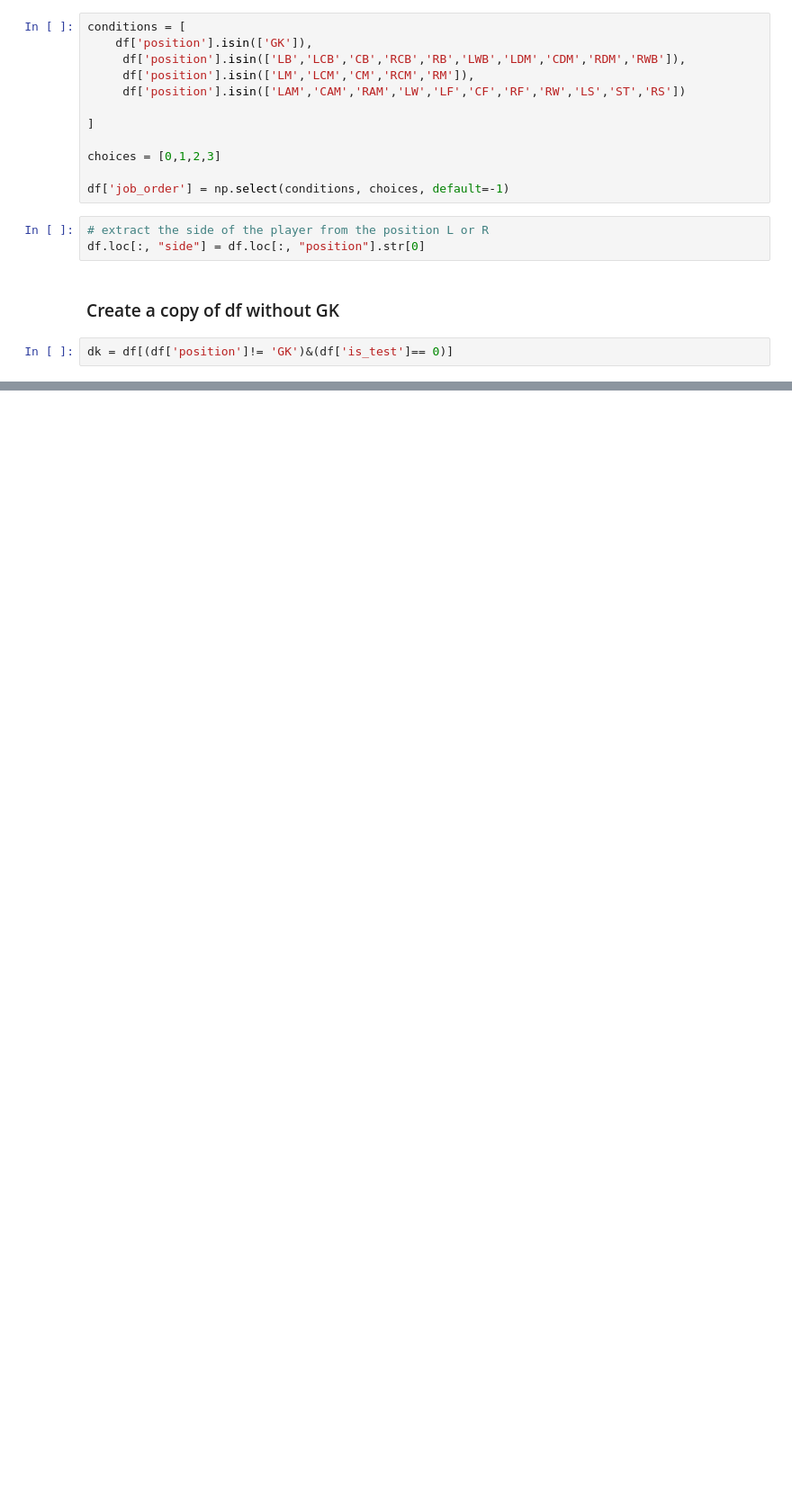
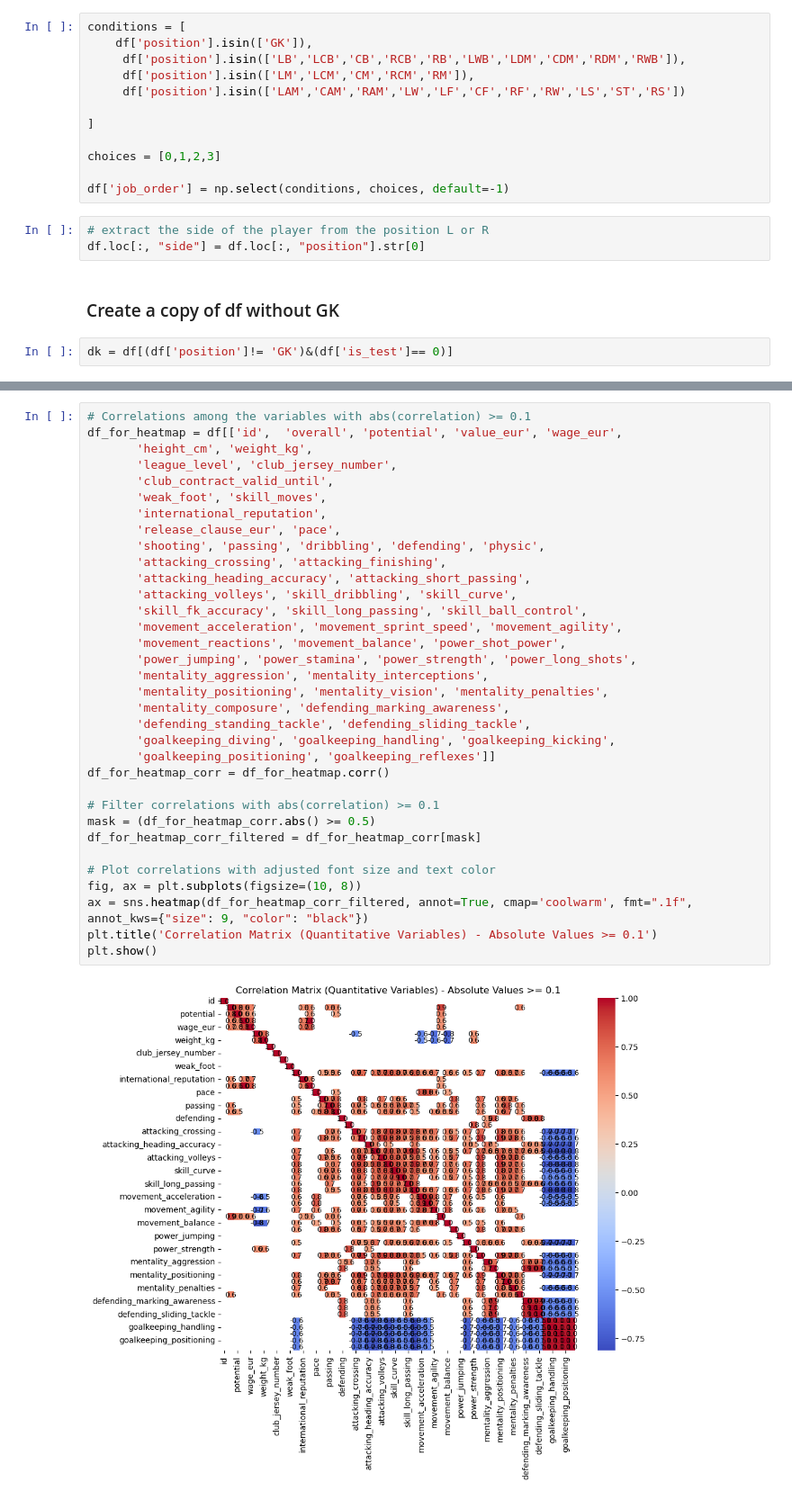
Before and after one commit to mgallon235/ml_football, a Jupyter notebook: Ciutat_Vella_Football_Final.ipynb, the cells around one changed output, grey strips where cells are left out. Shown at 90% size. Saved outputs shown, nothing was run; the diff lists cells and outputs as text; blank space fills up the shorter version.

```diff
--- a/Ciutat_Vella_Football_Final.ipynb
+++ b/Ciutat_Vella_Football_Final.ipynb
@@ -388,0 +516,36 @@ print(dk.shape)
+# %%
+# Correlations among the variables with abs(correlation) >= 0.1
+df_for_heatmap = df[['id',  'overall', 'potential', 'value_eur', 'wage_eur',
+       'height_cm', 'weight_kg',
+       'league_level', 'club_jersey_number',
+       'club_contract_valid_until',
+       'weak_foot', 'skill_moves',
+       'international_reputation',
+       'release_clause_eur', 'pace',
+       'shooting', 'passing', 'dribbling', 'defending', 'physic',
+       'attacking_crossing', 'attacking_finishing',
+       'attacking_heading_accuracy', 'attacking_short_passing',
+       'attacking_volleys', 'skill_dribbling', 'skill_curve',
+       'skill_fk_accuracy', 'skill_long_passing', 'skill_ball_control',
+       'movement_acceleration', 'movement_sprint_speed', 'movement_agility',
+       'movement_reactions', 'movement_balance', 'power_shot_power',
+       'power_jumping', 'power_stamina', 'power_strength', 'power_long_shots',
+       'mentality_aggression', 'mentality_interceptions',
+       'mentality_positioning', 'mentality_vision', 'mentality_penalties',
+       'mentality_composure', 'defending_marking_awareness',
+       'defending_standing_tackle', 'defending_sliding_tackle',
+       'goalkeeping_diving', 'goalkeeping_handling', 'goalkeeping_kicking',
+       'goalkeeping_positioning', 'goalkeeping_reflexes']]
+df_for_heatmap_corr = df_for_heatmap.corr()
+
+# Filter correlations with abs(correlation) >= 0.1
+mask = (df_for_heatmap_corr.abs() >= 0.5)
+df_for_heatmap_corr_filtered = df_for_heatmap_corr[mask]
+
+# Plot correlations with adjusted font size and text color
+fig, ax = plt.subplots(figsize=(10, 8))
+ax = sns.heatmap(df_for_heatmap_corr_filtered, annot=True, cmap='coolwarm', fmt=".1f", annot_kws={"size": 9, "color": "black"})
+plt.title('Correlation Matrix (Quantitative Variables) - Absolute Values >= 0.1')
+plt.show()
+# %% [output]
+[figure, added]
```
Also changed, not shown: parts of 80 cells of this notebook.
